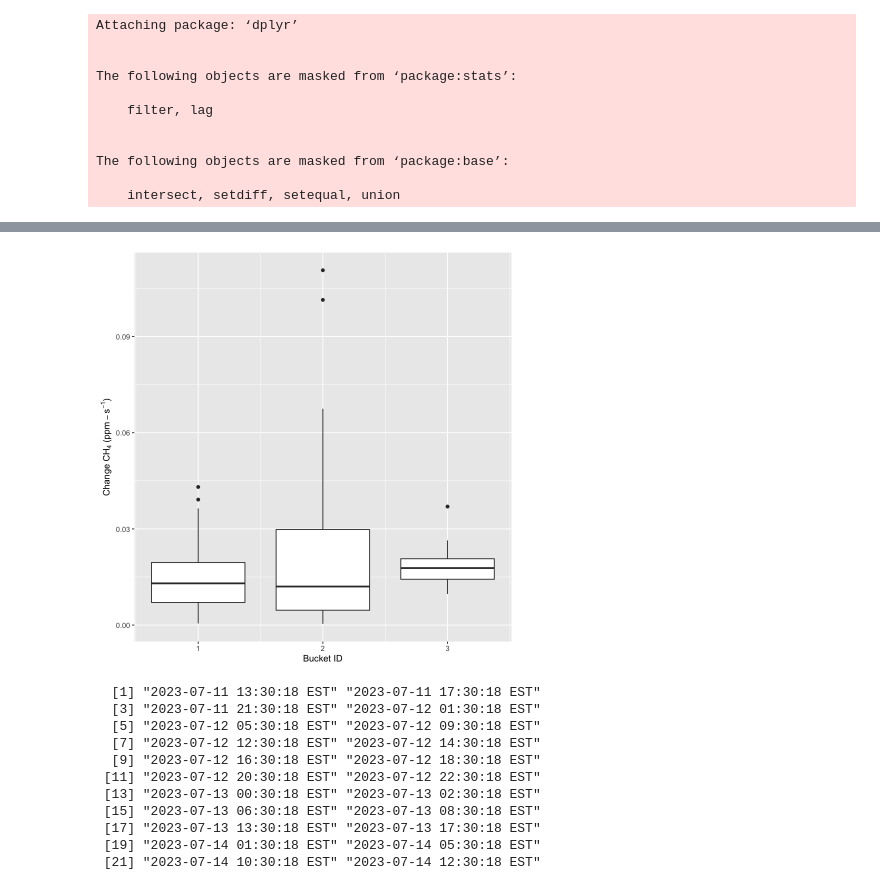
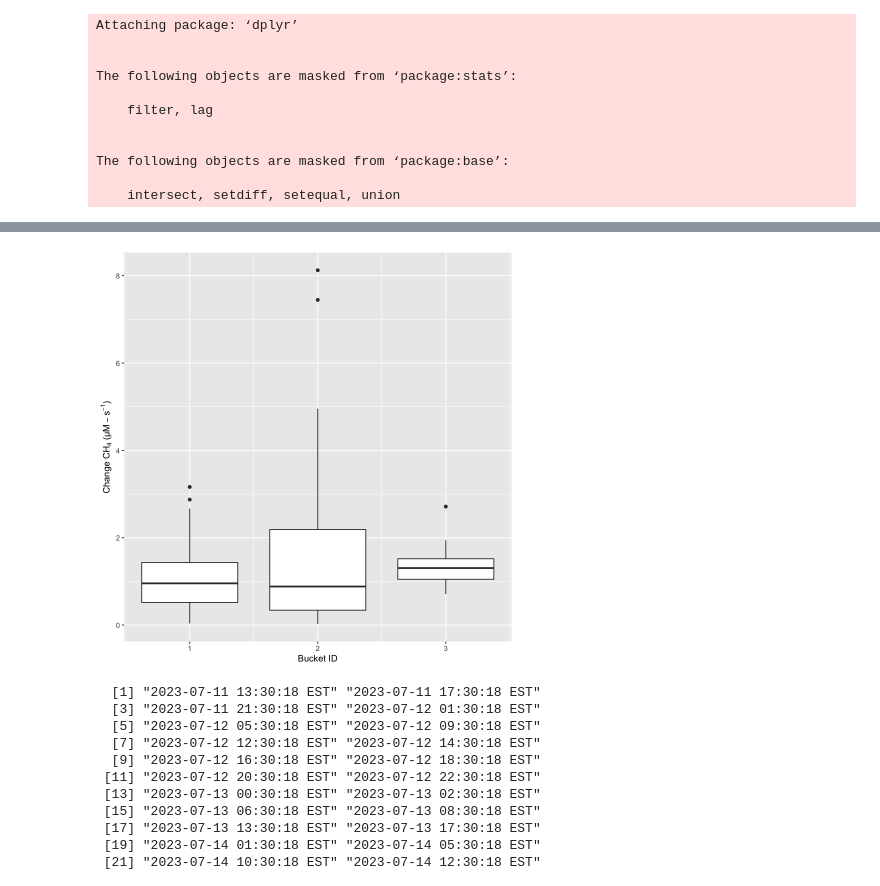
Before and after one commit to rrivirr/SensorDataProcessing, a Jupyter notebook: rriv_methane/anya_methane/plotting_ch4_rate_comparison.ipynb, the cells around one changed output, grey strips where cells are left out. Drawn from its saved outputs; the diff is of its cells as text; code cells hidden in the pictures.

```diff
--- a/rriv_methane/anya_methane/plotting_ch4_rate_comparison.ipynb
+++ b/rriv_methane/anya_methane/plotting_ch4_rate_comparison.ipynb
@@ -19,5 +19,8 @@ The following objects are masked from ‘package:base’:
     intersect, setdiff, setequal, union
 # %%
 b123<-bind_rows(b1,b2,b3)
-head(b123$start_time)
+b123$rate_ch4_um_s_m2<-((b123$slope*4.52)/0.061575)
+#b123$rate_ch4_um_s_m2<-(b123$slope*4.52*60*60*24)/16/0.061575
+(b123$rate_ch4_mg_s_m2)
+b123$rate_ch4_um_s_m2
 # %% [output]
@@ -27,9 +45,9 @@ head(b123$start_time)
 # %%
 b123p<-subset(b123,slope>0)
 
-ggplot(b123p,aes(b_id,slope,group=b_id))+geom_boxplot()+xlab("Bucket ID")+ylab(expression("Change"~CH[4]~"("*ppm-s^-1*")"))
+ggplot(b123p,aes(b_id,rate_ch4_um_s_m2,group=b_id))+geom_boxplot()+xlab("Bucket ID")+ylab(expression("Change"~CH[4]~"("*µM-s^-1*")"))
 # %% [output]
-[figure, old version]
+[figure, new version]
 # %%
 attr(b123p$start_time, "tzone") <- "EST"
 b123p$start_time
```
Also changed, not shown: parts of 1 cell of this notebook.
